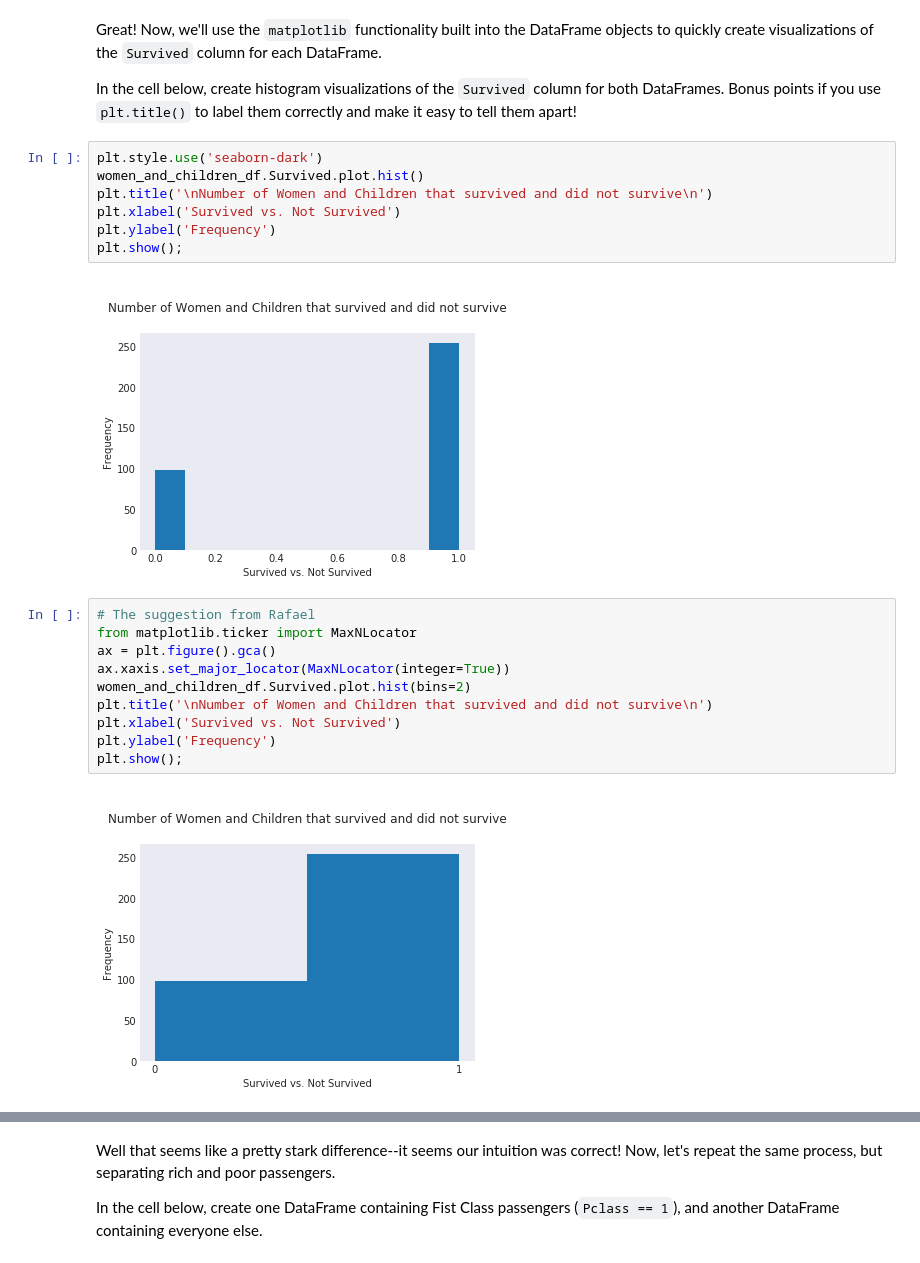
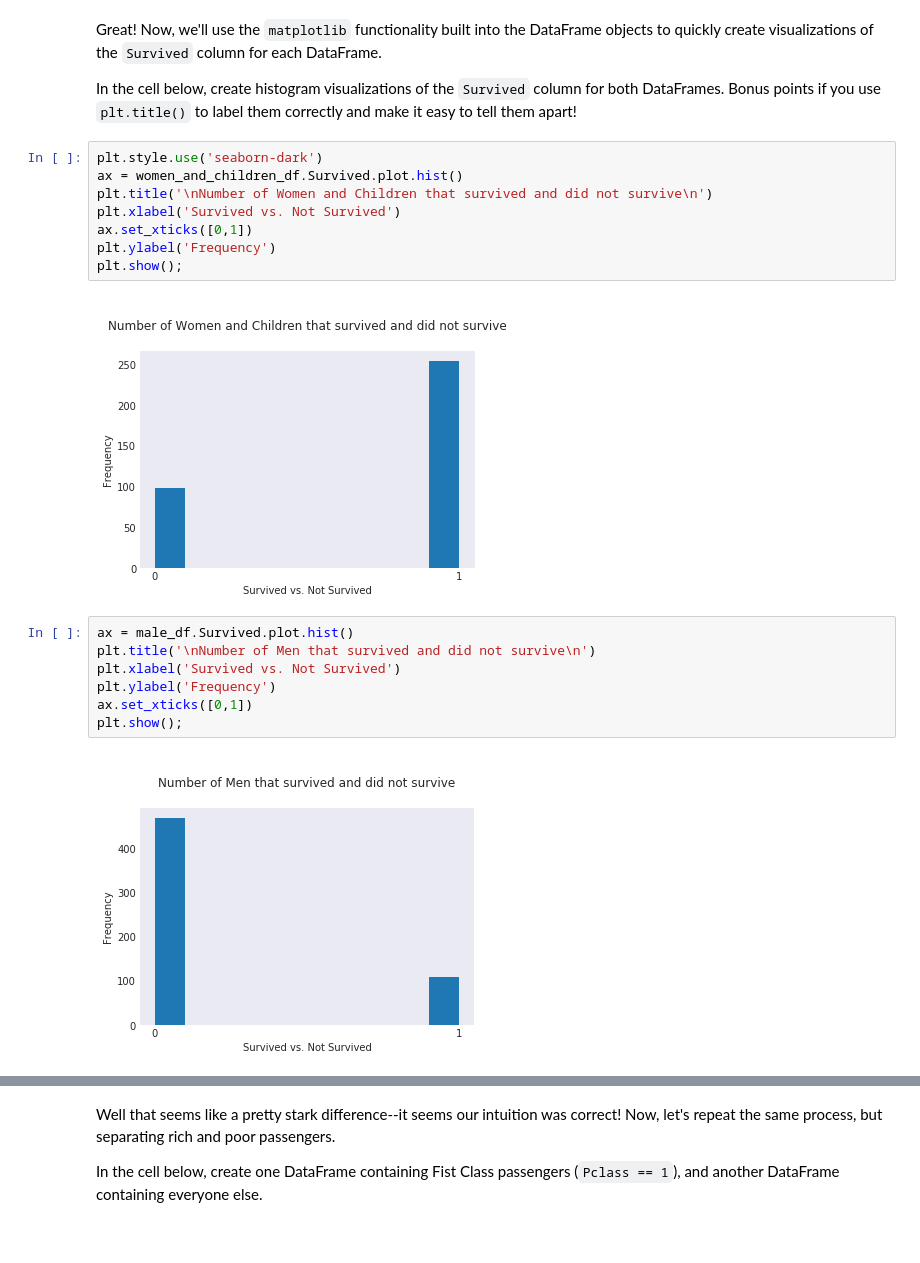
Before and after one commit to BrittaInData/dsc-0-05-16-sql-with-pandas-online-ds-ft-100118, a Jupyter notebook: index.ipynb, the cells around one changed output, grey strips where cells are left out. Saved outputs shown, nothing was run; the diff lists cells and outputs as text.

Commit message:
Now easy way for the histograms

```diff
--- a/index.ipynb
+++ b/index.ipynb
@@ -123,22 +123,20 @@ Great! Now, we'll use the `matplotlib` functionality built into the DataFrame ob
 In the cell below, create histogram visualizations of the `Survived` column for both DataFrames.  Bonus points if you use `plt.title()` to label them correctly and make it easy to tell them apart!
 # %%
 plt.style.use('seaborn-dark')
-women_and_children_df.Survived.plot.hist()
+ax = women_and_children_df.Survived.plot.hist()
 plt.title('\nNumber of Women and Children that survived and did not survive\n')
 plt.xlabel('Survived vs. Not Survived')
+ax.set_xticks([0,1])
 plt.ylabel('Frequency')
 plt.show();
 # %% [output]
-[figure, old version]
+[figure, new version]
 # %%
-# The suggestion from Rafael
-from matplotlib.ticker import MaxNLocator
-ax = plt.figure().gca()
-ax.xaxis.set_major_locator(MaxNLocator(integer=True))
-women_and_children_df.Survived.plot.hist(bins=2)
-plt.title('\nNumber of Women and Children that survived and did not survive\n')
+ax = male_df.Survived.plot.hist()
+plt.title('\nNumber of Men that survived and did not survive\n')
 plt.xlabel('Survived vs. Not Survived')
 plt.ylabel('Frequency')
+ax.set_xticks([0,1])
 plt.show();
 # %% [output]
-[figure, old version]
+[figure, new version]
```
Also changed, not shown: parts of 6 cells of this notebook.
